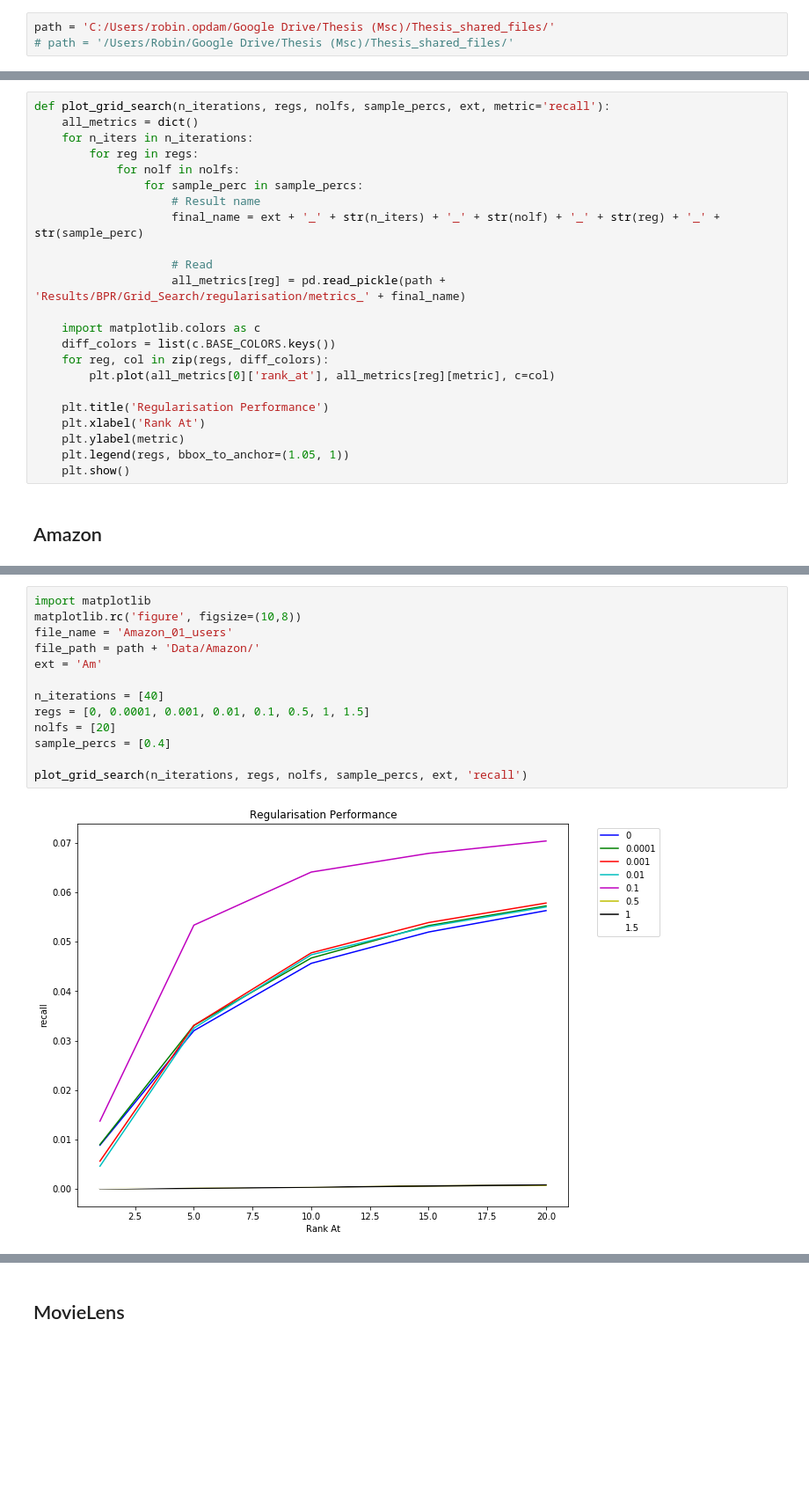
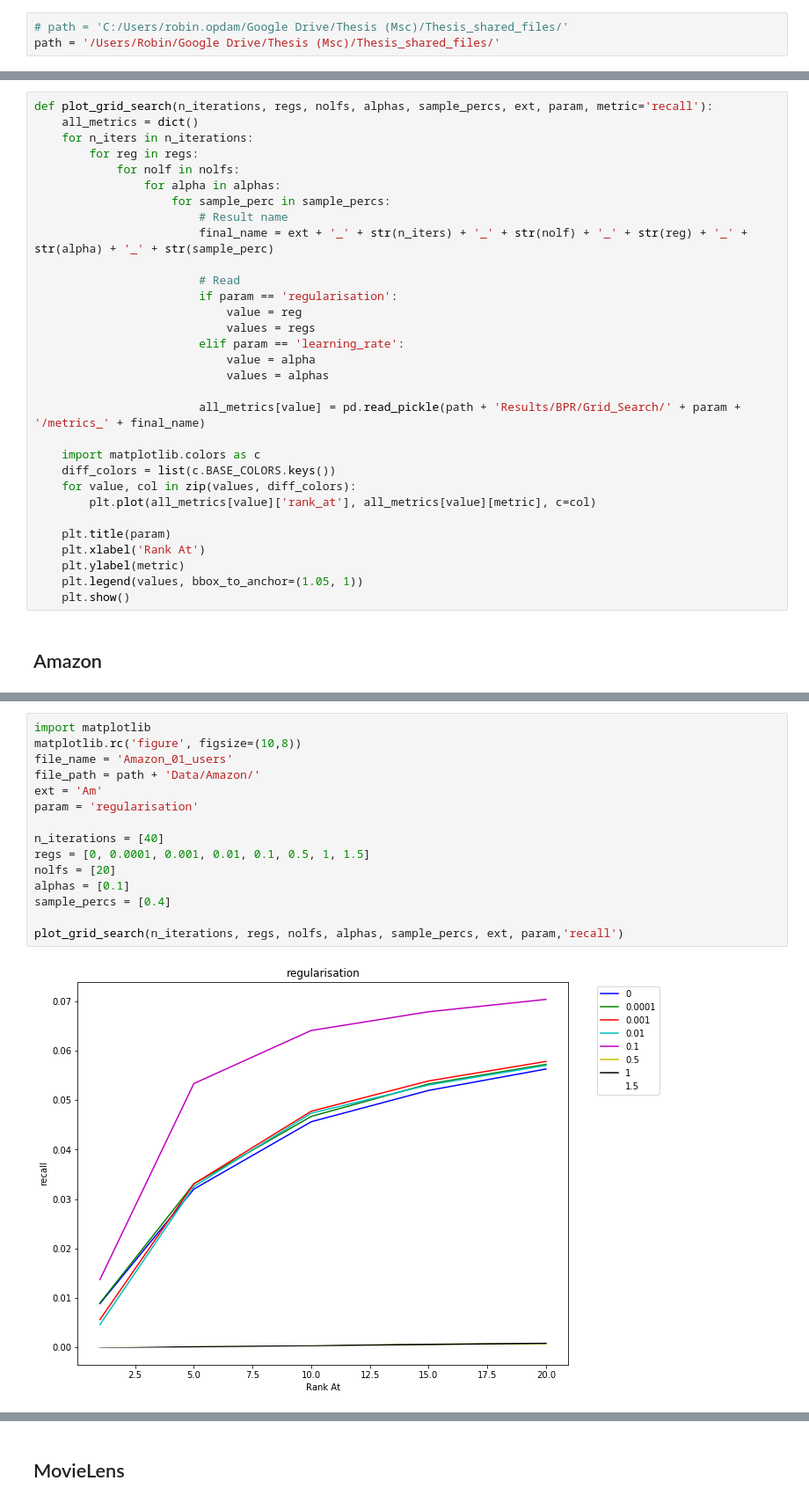
Before and after one commit to ROpdam/recommender_comparison, a Jupyter notebook: visualize_results.ipynb, the cells around one changed output, grey strips where cells are left out. Shown at 88% size. Cells and saved outputs as stored; diff of their text form; blank space fills up the shorter version.

```diff
--- a/visualize_results.ipynb
+++ b/visualize_results.ipynb
@@ -88,8 +88,8 @@ def show_results(metrics, file_name, plot_title, legend_names, size=(10,8), path
 # %% [markdown]
 ## Init
 # %%
-path = 'C:/Users/robin.opdam/Google Drive/Thesis (Msc)/Thesis_shared_files/'
-# path = '/Users/Robin/Google Drive/Thesis (Msc)/Thesis_shared_files/'
+# path = 'C:/Users/robin.opdam/Google Drive/Thesis (Msc)/Thesis_shared_files/'
+path = '/Users/Robin/Google Drive/Thesis (Msc)/Thesis_shared_files/'
 # %%
 names_am = ['Amazon_01_users']
 names_ml = ['ML_01_users', 'ML_01_users']
@@ -254,25 +272,33 @@ plt.show()
 # %%
-def plot_grid_search(n_iterations, regs, nolfs, sample_percs, ext, metric='recall'):
+def plot_grid_search(n_iterations, regs, nolfs, alphas, sample_percs, ext, param, metric='recall'):
     all_metrics = dict()
     for n_iters in n_iterations:
         for reg in regs:
             for nolf in nolfs:
-                for sample_perc in sample_percs:
-                    # Result name
-                    final_name = ext + '_' + str(n_iters) + '_' + str(nolf) + '_' + str(reg) + '_' + str(sample_perc)
+                for alpha in alphas:
+                    for sample_perc in sample_percs:
+                        # Result name
+                        final_name = ext + '_' + str(n_iters) + '_' + str(nolf) + '_' + str(reg) + '_' + str(alpha) + '_' + str(sample_perc)
 
-                    # Read
-                    all_metrics[reg] = pd.read_pickle(path + 'Results/BPR/Grid_Search/regularisation/metrics_' + final_name)
+                        # Read
+                        if param == 'regularisation':
+                            value = reg
+                            values = regs
+                        elif param == 'learning_rate':
+                            value = alpha
+                            values = alphas
+
+                        all_metrics[value] = pd.read_pickle(path + 'Results/BPR/Grid_Search/' + param + '/metrics_' + final_name)
 
     import matplotlib.colors as c
     diff_colors = list(c.BASE_COLORS.keys())
-    for reg, col in zip(regs, diff_colors):
-        plt.plot(all_metrics[0]['rank_at'], all_metrics[reg][metric], c=col)
+    for value, col in zip(values, diff_colors):
+        plt.plot(all_metrics[value]['rank_at'], all_metrics[value][metric], c=col)
 
-    plt.title('Regularisation Performance')
+    plt.title(param)
     plt.xlabel('Rank At')
     plt.ylabel(metric)
-    plt.legend(regs, bbox_to_anchor=(1.05, 1))
+    plt.legend(values, bbox_to_anchor=(1.05, 1))
     plt.show()
 # %% [markdown]
 ## Amazon
@@ -279,15 +307,17 @@ def plot_grid_search(n_iterations, regs, nolfs, sample_percs, ext, metric='recal
 # %%
 import matplotlib
 matplotlib.rc('figure', figsize=(10,8))
 file_name = 'Amazon_01_users'
 file_path = path + 'Data/Amazon/'
 ext = 'Am'
+param = 'regularisation'
 
 n_iterations = [40]
 regs = [0, 0.0001, 0.001, 0.01, 0.1, 0.5, 1, 1.5]
 nolfs = [20]
+alphas = [0.1]
 sample_percs = [0.4]
 
-plot_grid_search(n_iterations, regs, nolfs, sample_percs, ext, 'recall')
+plot_grid_search(n_iterations, regs, nolfs, alphas, sample_percs, ext, param,'recall')
 # %% [output]
-[figure, old version]
+[figure, new version]
```
Also changed, not shown: parts of 5 cells of this notebook, 3 other files.
